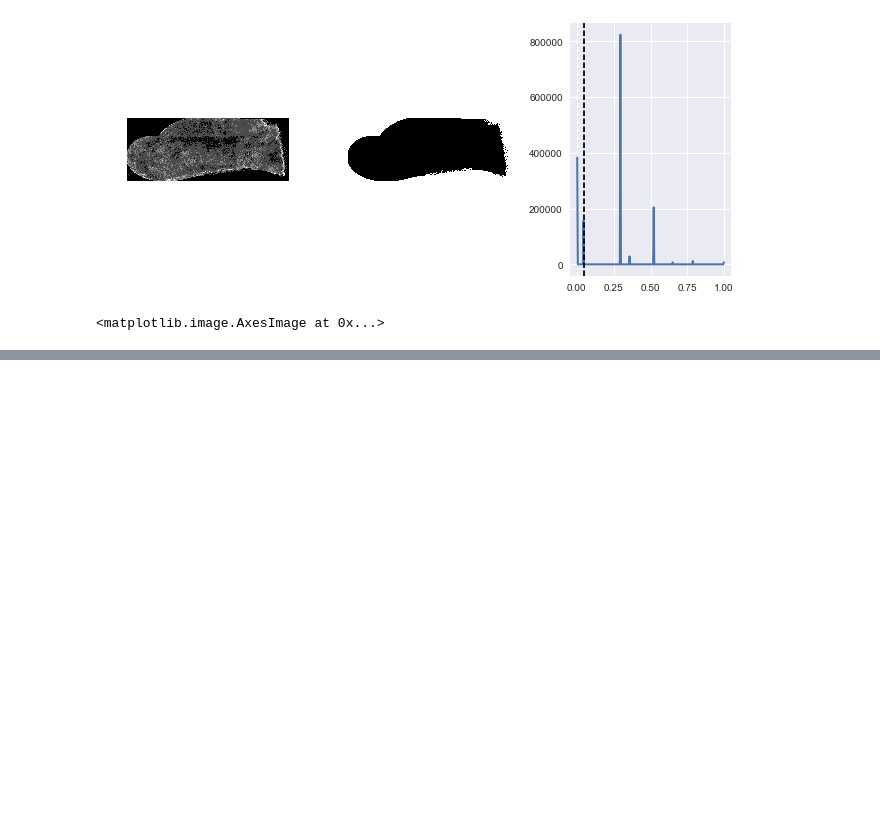
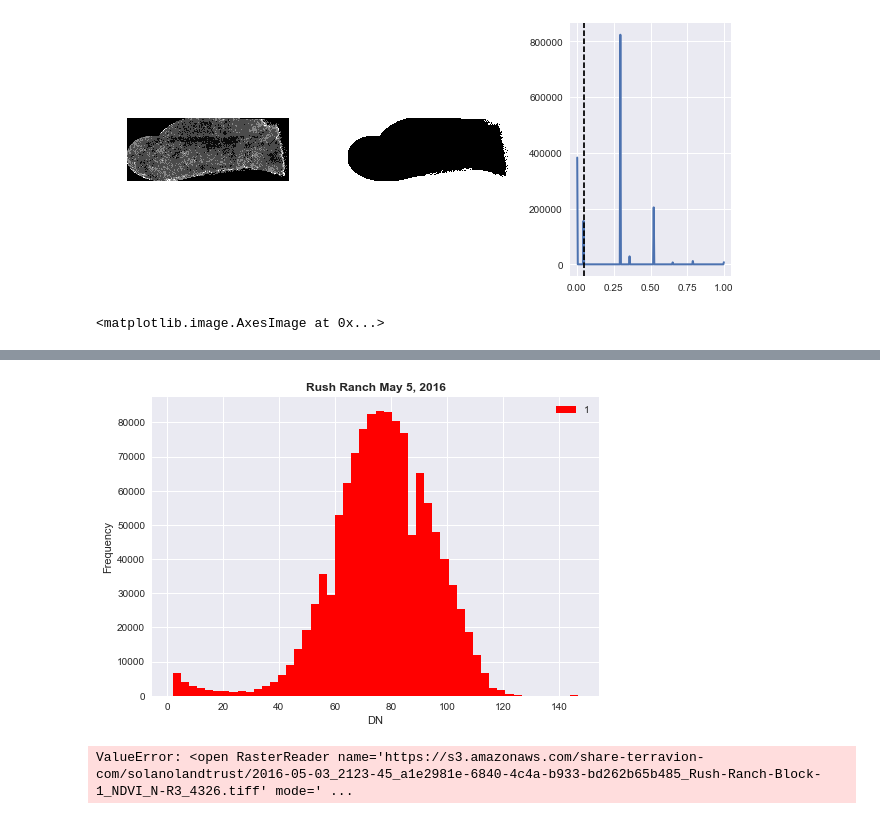
Before and after one commit to BrunotheGrape/SolanoLandTrst, a Jupyter notebook: RushRanch_Blk1_py3.ipynb, the cells around one changed output, grey strips where cells are left out. Drawn from its saved outputs; the diff is of its cells as text; code cells hidden in the pictures; blank space fills up the shorter version.

Commit message:
Added some rasterio analysis

```diff
--- a/RushRanch_Blk1_py3.ipynb
+++ b/RushRanch_Blk1_py3.ipynb
@@ -387,0 +384,9 @@ AttributeError: 'numpy.ndarray' object has no attribute 'height'
+# %%
+import matplotlib.pyplot as plt
+import rasterio
+from scipy import ndimage
+import pprint
+from rasterio import features
+
+rrblk1050316 = rasterio.open("https://s3.amazonaws.com/share-terravion-com/solanolandtrust/2016-05-03_2123-45_a1e2981e-6840-4c4a-b933-bd262b65b485_Rush-Ranch-Block-1_NDVI_N-R3_4326.tiff")
+rrblk1052616 = rasterio.open("https://s3.amazonaws.com/share-terravion-com/solanolandtrust/2016-05-26_2341-38_a1e2981e-6840-4c4a-b933-bd262b65b485_Rush-Ranch-Block-1_NDVI_N-R3_4326.tiff")
@@ -387,0 +434,8 @@ AttributeError: 'numpy.ndarray' object has no attribute 'height'
+# %%
+rasterio.plot.show_hist(rrblk1050316, bins = 50, title = "Rush Ranch May 5, 2016")
+# %% [output]
+[figure, added]
+# %%
+rasterio.enums.ColorInterp(rrblk1050316)
+# %% [output]
+ValueError: <open RasterReader name='https://s3.amazonaws.com/share-terravion-com/solanolandtrust/2016-05-03_2123-45_a1e2981e-6840-4c4a-b933-bd262b65b485_Rush-Ranch-Block-1_NDVI_N-R3_4326.tiff' mode=' ...
```
Also changed, not shown: parts of 6 cells of this notebook.
